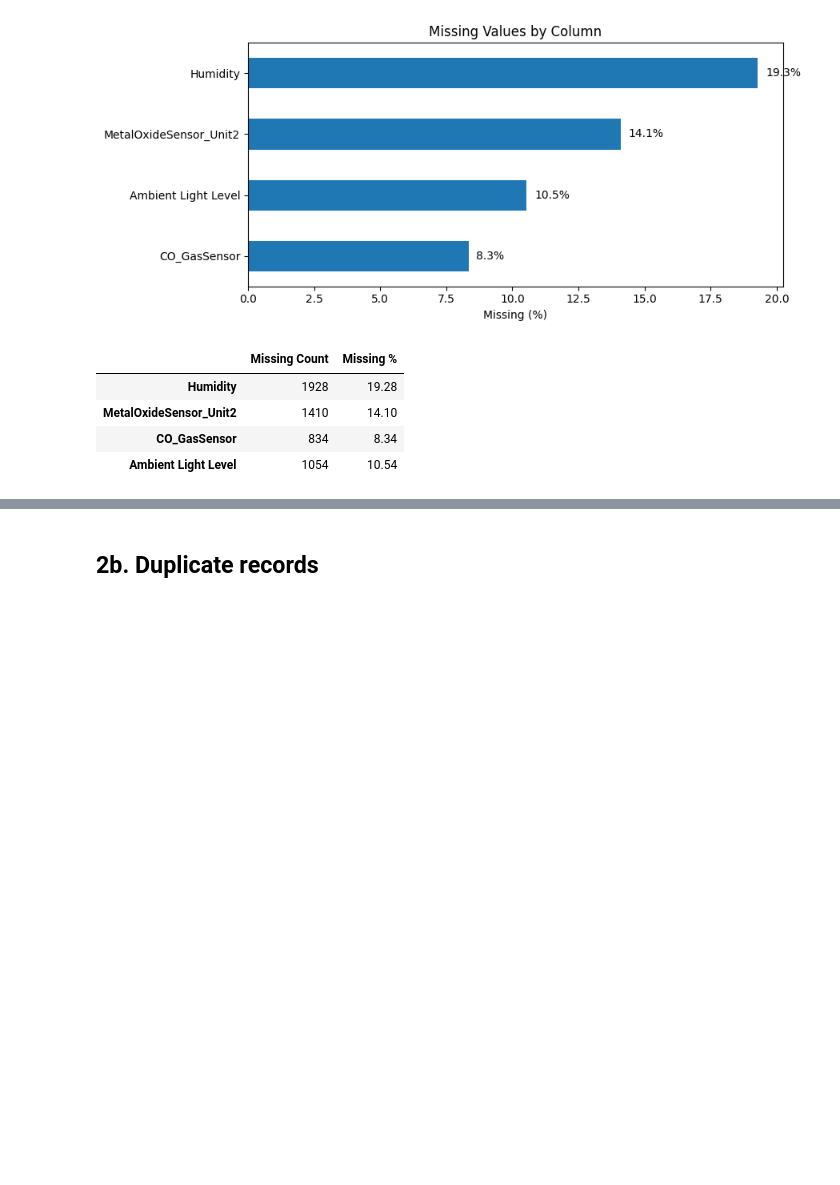
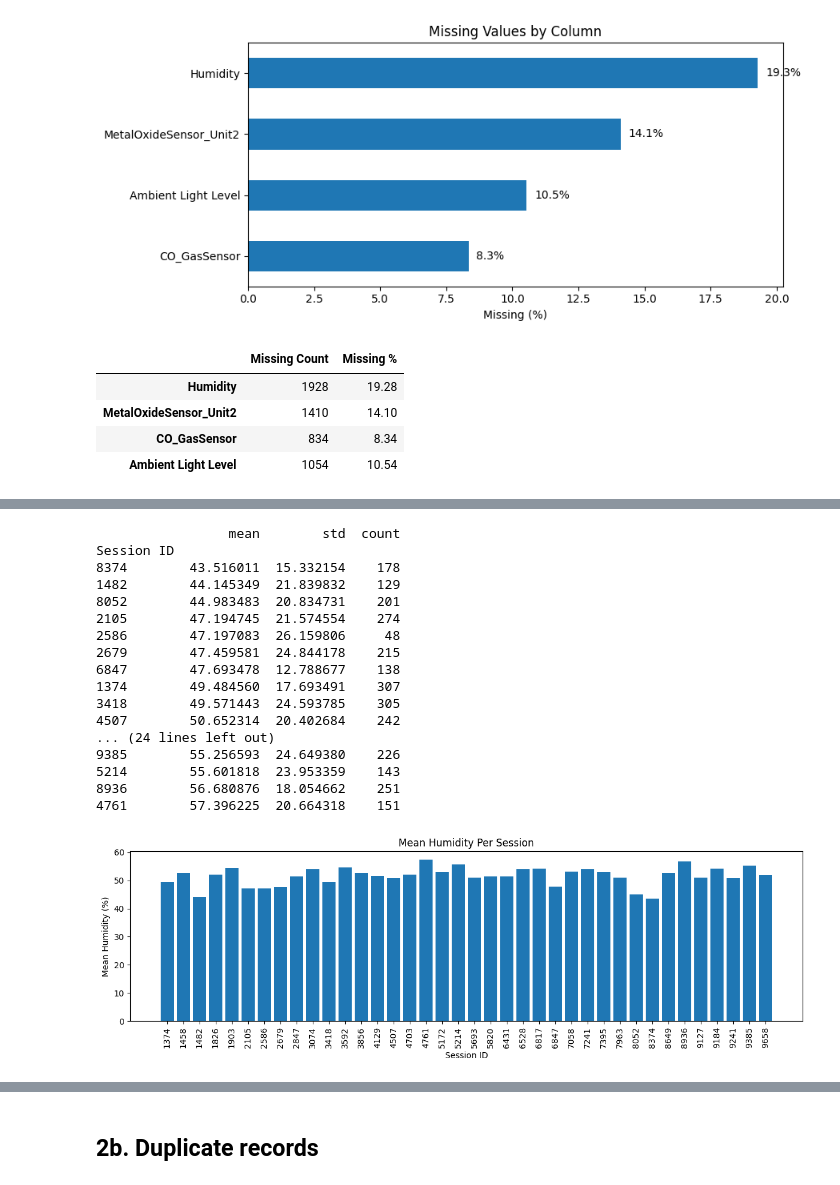
Before and after one commit to cheecaixi/elderguard-project, a Jupyter notebook: eda.ipynb, the cells around one changed output, grey strips where cells are left out. Saved outputs shown, nothing was run; the diff lists cells and outputs as text; code cells hidden in the pictures; blank space fills up the shorter version.

```diff
--- a/eda.ipynb
+++ b/eda.ipynb
@@ -154,0 +203,34 @@ missing_df
+# %%
+# Check how much humidity varies between sessions
+session_humidity = df_raw.groupby("Session ID")["Humidity"].agg(["mean", "std", "count"])
+print(session_humidity.sort_values("mean"))
+
+# Visualise
+import matplotlib.pyplot as plt
+plt.figure(figsize=(12, 4))
+plt.bar(session_humidity.index.astype(str), session_humidity["mean"])
+plt.title("Mean Humidity Per Session")
+plt.xlabel("Session ID")
+plt.ylabel("Mean Humidity (%)")
+plt.xticks(rotation=90)
+plt.tight_layout()
+plt.show()
+# %% [output]
+                 mean        std  count
+Session ID
+8374        43.516011  15.332154    178
+1482        44.145349  21.839832    129
+8052        44.983483  20.834731    201
+2105        47.194745  21.574554    274
+2586        47.197083  26.159806     48
+2679        47.459581  24.844178    215
+6847        47.693478  12.788677    138
+1374        49.484560  17.693491    307
+3418        49.571443  24.593785    305
+4507        50.652314  20.402684    242
+... (24 lines left out)
+9385        55.256593  24.649380    226
+5214        55.601818  23.953359    143
+8936        56.680876  18.054662    251
+4761        57.396225  20.664318    151
+[figure, added]
```
Also changed, not shown: parts of 21 cells of this notebook.
